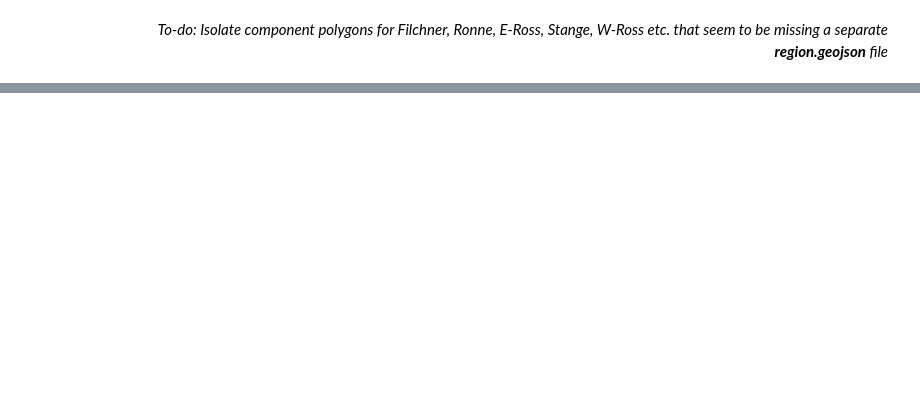
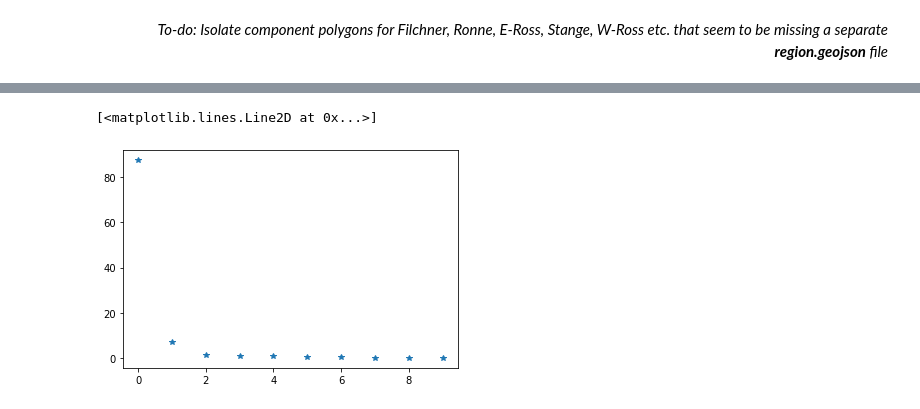
Before and after one commit to mshiv/aislens_emulation, a Jupyter notebook: notebooks/01-sm-initial-data-workflow.ipynb, the cells around one changed output, grey strips where cells are left out. Cells and saved outputs as stored; diff of their text form; code cells hidden in the pictures; blank space fills up the shorter version.

```diff
--- a/notebooks/01-sm-initial-data-workflow.ipynb
+++ b/notebooks/01-sm-initial-data-workflow.ipynb
@@ -117,0 +156,2 @@ h = ds.timeMonthly_avg_ssh
+# %%
+solver = Eof(flux_np)
@@ -117,0 +180,5 @@ h = ds.timeMonthly_avg_ssh
+# %%
+plt.plot(var_expl[0:10],'*')
+# %% [output]
+[<matplotlib.lines.Line2D at 0x...>]
+[figure, added]
```
Also changed, not shown: parts of 84 cells of this notebook, 5 other files.
